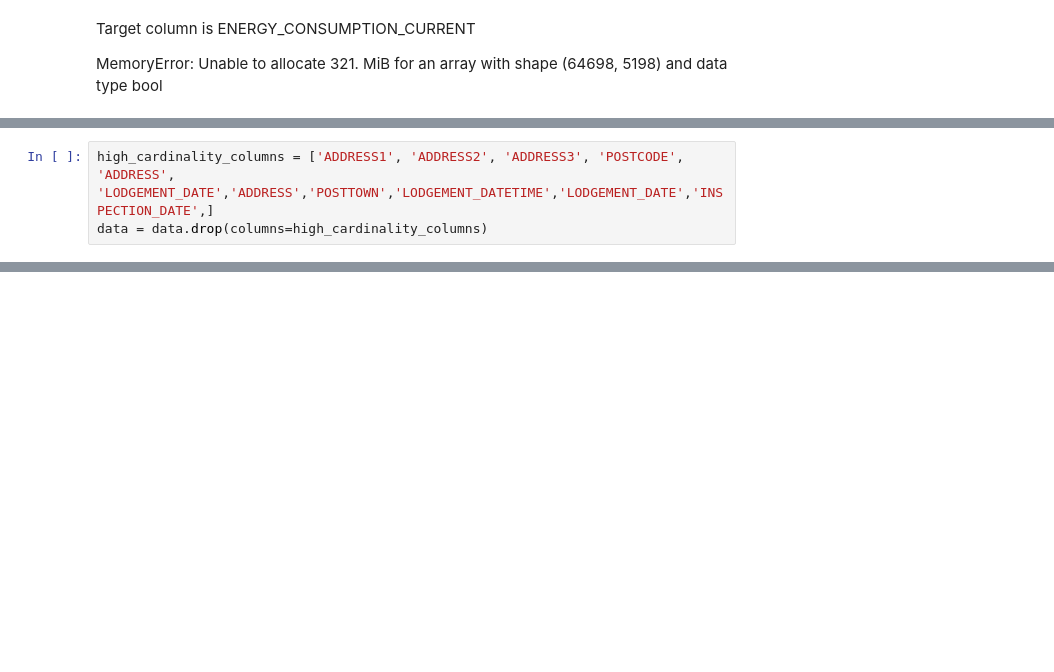
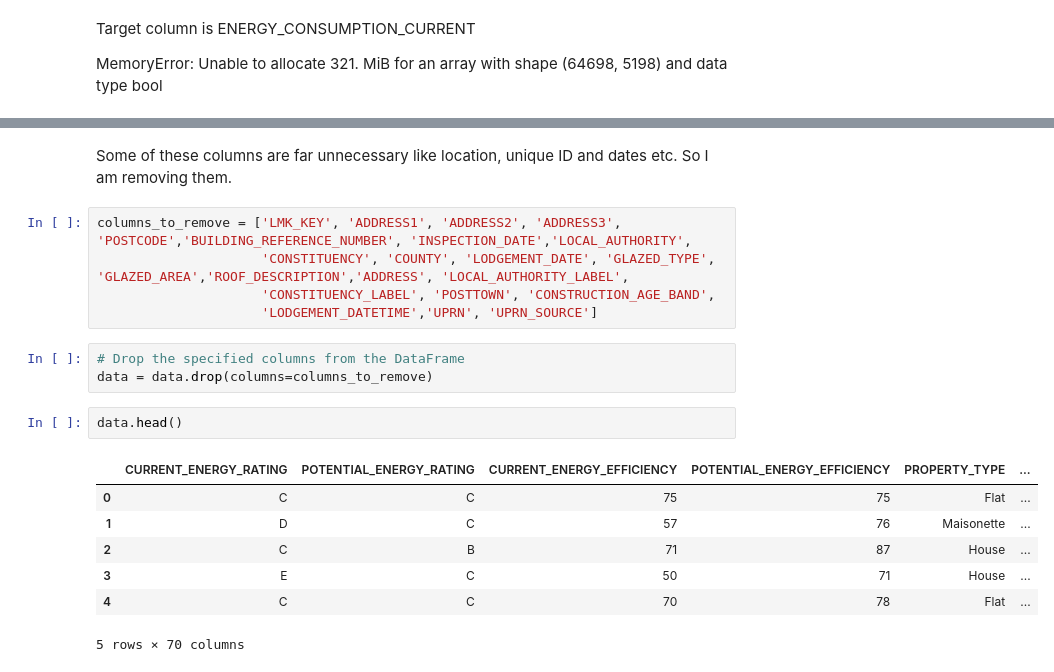
Before and after one commit to Enkhamgalan1230/Energy_Consumption, a Jupyter notebook: Entwan.ipynb, the cells around one changed output, grey strips where cells are left out. Drawn from its saved outputs; the diff is of its cells as text; blank space fills up the shorter version.

```diff
--- a/Entwan.ipynb
+++ b/Entwan.ipynb
@@ -58,3 +32,0 @@ dtype: int64
-# %%
-high_cardinality_columns = ['ADDRESS1', 'ADDRESS2', 'ADDRESS3', 'POSTCODE', 'ADDRESS', 'LODGEMENT_DATE','ADDRESS','POSTTOWN','LODGEMENT_DATETIME','LODGEMENT_DATE','INSPECTION_DATE',]
-data = data.drop(columns=high_cardinality_columns)
@@ -60,0 +76,20 @@ data = data.drop(columns=high_cardinality_columns)
+# %% [markdown]
+Some of these columns are far unnecessary like location, unique ID and dates etc. So I am removing them.
+# %%
+columns_to_remove = ['LMK_KEY', 'ADDRESS1', 'ADDRESS2', 'ADDRESS3', 'POSTCODE','BUILDING_REFERENCE_NUMBER', 'INSPECTION_DATE','LOCAL_AUTHORITY',
+                     'CONSTITUENCY', 'COUNTY', 'LODGEMENT_DATE', 'GLAZED_TYPE', 'GLAZED_AREA','ROOF_DESCRIPTION','ADDRESS', 'LOCAL_AUTHORITY_LABEL',
+                     'CONSTITUENCY_LABEL', 'POSTTOWN', 'CONSTRUCTION_AGE_BAND',
+                     'LODGEMENT_DATETIME','UPRN', 'UPRN_SOURCE']
+# %%
+# Drop the specified columns from the DataFrame
+data = data.drop(columns=columns_to_remove)
+# %%
+data.head()
+# %% [output]
+|  | CURRENT_ENERGY_RATING | POTENTIAL_ENERGY_RATING | CURRENT_ENERGY_EFFICIENCY | POTENTIAL_ENERGY_EFFICIENCY | PROPERTY_TYPE | ... |
+| 0 | C | C | 75 | 75 | Flat | ... |
+| 1 | D | C | 57 | 76 | Maisonette | ... |
+| 2 | C | B | 71 | 87 | House | ... |
+| 3 | E | C | 50 | 71 | House | ... |
+| 4 | C | C | 70 | 78 | Flat | ... |
+5 rows × 70 columns
```
Also changed, not shown: parts of 37 cells of this notebook.
